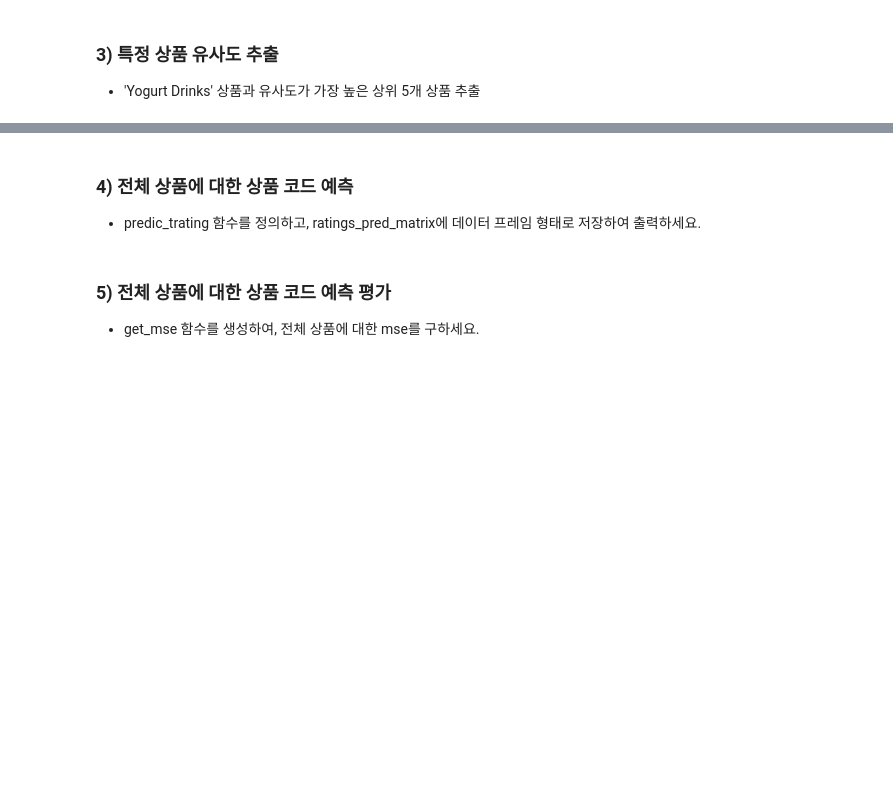
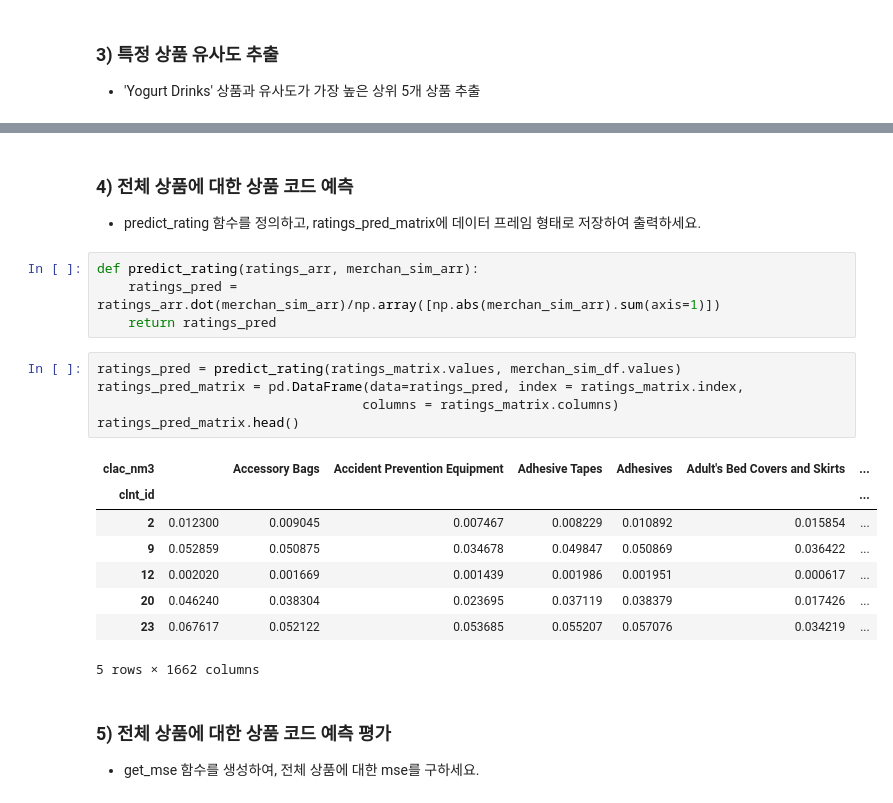
Before and after one commit to juhee3199/Machine-learning_advanced-study, a Jupyter notebook: 2-11 추천시스템 복습/2-11 추천시스템 복습.ipynb, the cells around one changed output, grey strips where cells are left out. Drawn from its saved outputs; the diff is of its cells as text; blank space fills up the shorter version.

```diff
--- a/2-11 추천시스템 복습/2-11 추천시스템 복습.ipynb
+++ b/2-11 추천시스템 복습/2-11 추천시스템 복습.ipynb
@@ -40,6 +92,24 @@ df.head()
 # %% [markdown]
 ### 4) 전체 상품에 대한 상품 코드 예측
-- predic_trating 함수를 정의하고, ratings_pred_matrix에 데이터 프레임 형태로 저장하여 출력하세요.
+- predict_rating 함수를 정의하고, ratings_pred_matrix에 데이터 프레임 형태로 저장하여 출력하세요.
+# %%
+def predict_rating(ratings_arr, merchan_sim_arr):
+    ratings_pred = ratings_arr.dot(merchan_sim_arr)/np.array([np.abs(merchan_sim_arr).sum(axis=1)])
+    return ratings_pred
+# %%
+ratings_pred = predict_rating(ratings_matrix.values, merchan_sim_df.values)
+ratings_pred_matrix = pd.DataFrame(data=ratings_pred, index = ratings_matrix.index,
+                                  columns = ratings_matrix.columns)
+ratings_pred_matrix.head()
+# %% [output]
+| clac_nm3 |  | Accessory Bags | Accident Prevention Equipment | Adhesive Tapes | Adhesives | Adult's Bed Covers and Skirts | ... |
+| clnt_id |  |  |  |  |  |  | ... |
+| 2 | 0.012300 | 0.009045 | 0.007467 | 0.008229 | 0.010892 | 0.015854 | ... |
+| 9 | 0.052859 | 0.050875 | 0.034678 | 0.049847 | 0.050869 | 0.036422 | ... |
+| 12 | 0.002020 | 0.001669 | 0.001439 | 0.001986 | 0.001951 | 0.000617 | ... |
+| 20 | 0.046240 | 0.038304 | 0.023695 | 0.037119 | 0.038379 | 0.017426 | ... |
+| 23 | 0.067617 | 0.052122 | 0.053685 | 0.055207 | 0.057076 | 0.034219 | ... |
+5 rows × 1662 columns
 # %% [markdown]
 ### 5) 전체 상품에 대한 상품 코드 예측 평가
 - get_mse 함수를 생성하여, 전체 상품에 대한 mse를 구하세요.
```
Also changed, not shown: parts of 7 cells of this notebook.
